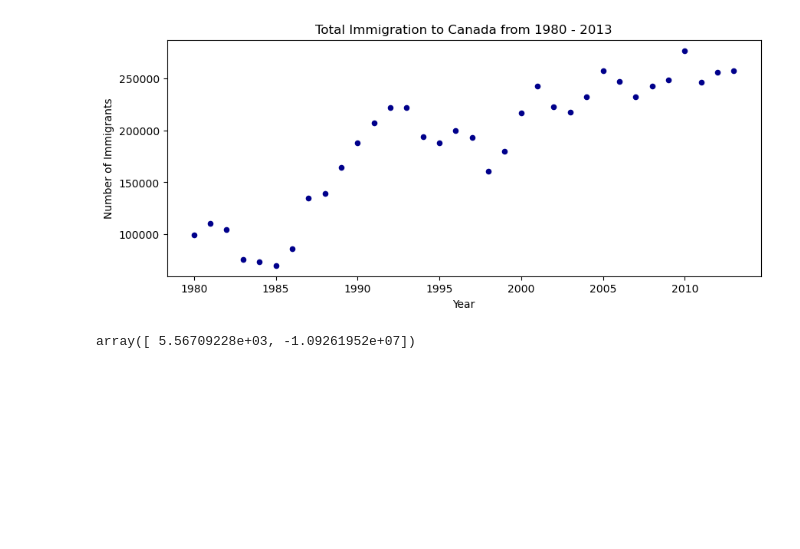
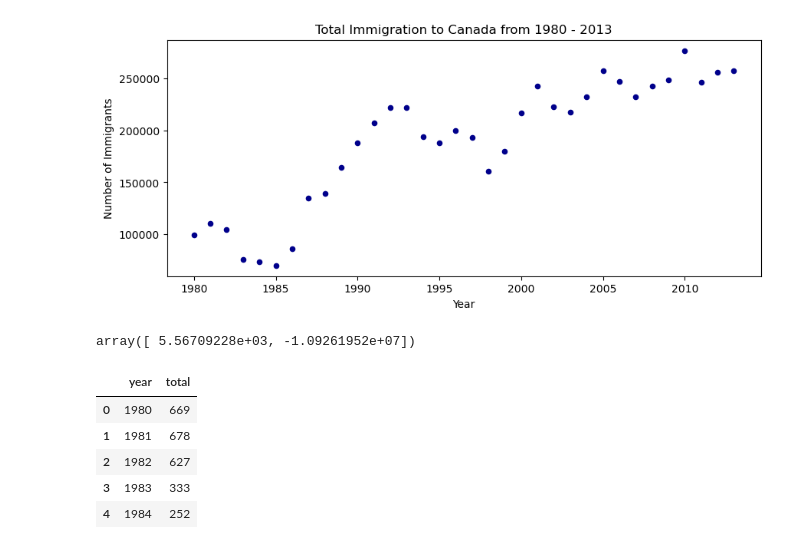
Before and after one commit to CyberWol-12/Data_Visualization_with_Python, a Jupyter notebook: data_visualizataion_with_python/2.matplotlib_lineplot.ipynb, the cells around one changed output. Saved outputs shown, nothing was run; the diff lists cells and outputs as text; code cells hidden in the pictures; blank space fills up the shorter version.

```diff
--- a/data_visualizataion_with_python/2.matplotlib_lineplot.ipynb
+++ b/data_visualizataion_with_python/2.matplotlib_lineplot.ipynb
@@ -553,3 +554,28 @@ fit = np.polyfit(x,y,deg = 1)
 fit
 # %% [output]
 array([ 5.56709228e+03, -1.09261952e+07])
+# %%
+# create df_countries dataframe
+df_countries = df.loc[['Denmark', 'Norway', 'Sweden'], years].transpose()
+
+# create df_total by summing across three countries for each year
+df_total = pd.DataFrame(df_countries.sum(axis=1))
+
+# reset index in place
+df_total.reset_index(inplace=True)
+
+# rename columns
+df_total.columns = ['year', 'total']
+
+# change column year from string to int to create scatter plot
+df_total['year'] = df_total['year'].astype(int)
+
+# show resulting dataframe
+df_total.head()
+# %% [output]
+|  | year | total |
+| 0 | 1980 | 669 |
+| 1 | 1981 | 678 |
+| 2 | 1982 | 627 |
+| 3 | 1983 | 333 |
+| 4 | 1984 | 252 |
```
Also changed, not shown: parts of 2 cells of this notebook.
